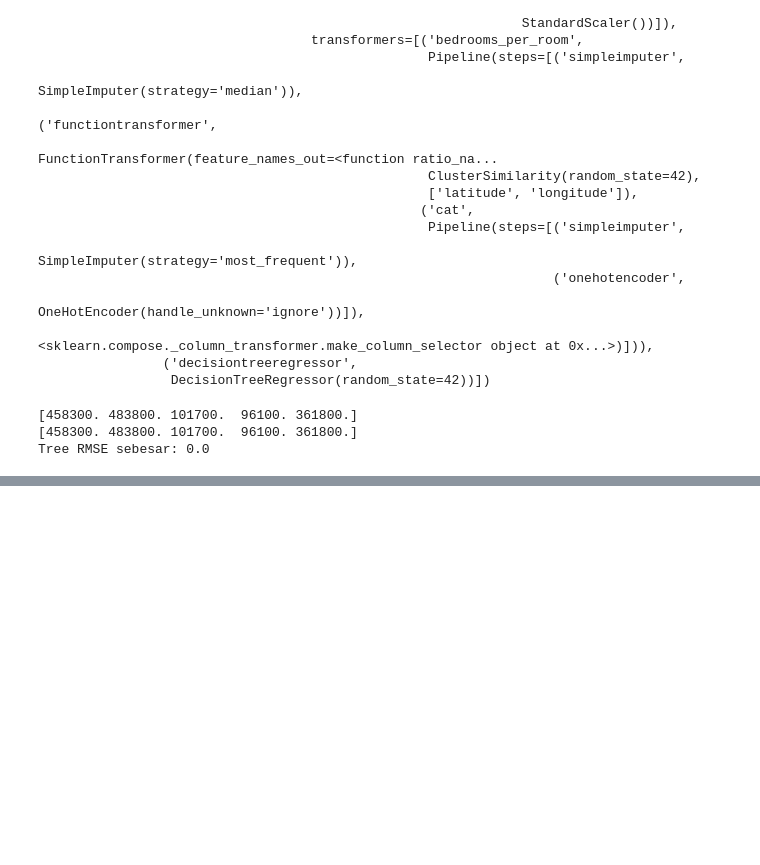
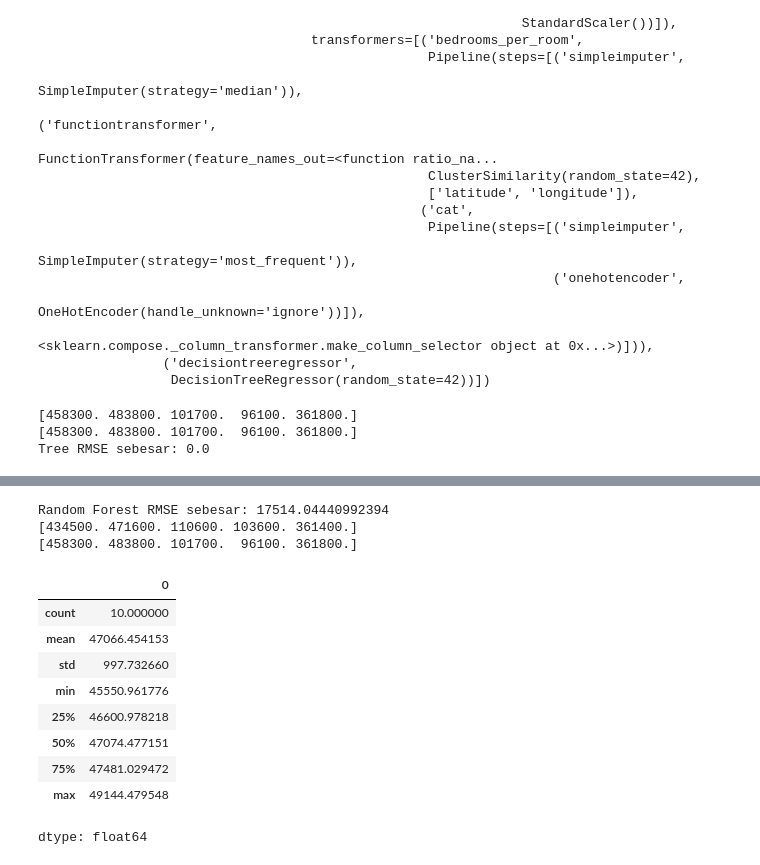
Before and after one commit to setyawanandrew74-pixel/MLops_Project_1, a Jupyter notebook: notebooks/data preparation final revisi.ipynb, the cells around one changed output, grey strips where cells are left out. Cells and saved outputs as stored; diff of their text form; code cells hidden in the pictures; blank space fills up the shorter version.

```diff
--- a/notebooks/data preparation final revisi.ipynb
+++ b/notebooks/data preparation final revisi.ipynb
@@ -158,8 +175,8 @@ Linear Regression RMSE sebesar: 68972.88910758484
 # %%
 #model kedua kita coba decision tree regressor
 from sklearn.tree import DecisionTreeRegressor
-tree_reg = make_pipeline(preprocessing, DecisionTreeRegressor(random_state=42))
-tree_reg.fit(housing_train_x, housing_labels_train_y)
+model_tree_reg = make_pipeline(preprocessing, DecisionTreeRegressor(random_state=42))
+model_tree_reg.fit(housing_train_x, housing_labels_train_y)
 # %% [output]
 Pipeline(steps=[('columntransformer',
                  ColumnTransformer(remainder=Pipeline(steps=[('simpleimputer',
@@ -196,0 +232,31 @@ Tree RMSE sebesar: 0.0
+# %%
+#model ketiga kita coba random forest regressor (ensemble dari beberapa decision tree regressor)
+from sklearn.ensemble import RandomForestRegressor
+model_forest_reg = make_pipeline(preprocessing, RandomForestRegressor(n_estimators=100, random_state=42))
+# %%
+model_forest_reg.fit(housing_train_x, housing_labels_train_y)
+model_forest_reg_predict = model_forest_reg.predict(housing_train_x)
+model_forest_reg_predict_rmse = root_mean_squared_error(housing_labels_train_y, model_forest_reg_predict)
+print(f"Random Forest RMSE sebesar: {model_forest_reg_predict_rmse}")
+print(model_forest_reg_predict[:5].round(-2))
+print(housing_labels_train_y[:5].values)
+# %% [output]
+Random Forest RMSE sebesar: 17514.04440992394
+[434500. 471600. 110600. 103600. 361400.]
+[458300. 483800. 101700.  96100. 361800.]
+# %%
+#cross validation untuk random forest regressor
+forest_rmses = -cross_val_score(model_forest_reg, housing_train_x, housing_labels_train_y,
+                              scoring="neg_root_mean_squared_error", cv=10)
+pd.Series(forest_rmses).describe()
+# %% [output]
+|  | 0 |
+| count | 10.000000 |
+| mean | 47066.454153 |
+| std | 997.732660 |
+| min | 45550.961776 |
+| 25% | 46600.978218 |
+| 50% | 47074.477151 |
+| 75% | 47481.029472 |
+| max | 49144.479548 |
+dtype: float64
```
Also changed, not shown: parts of 6 cells of this notebook.
